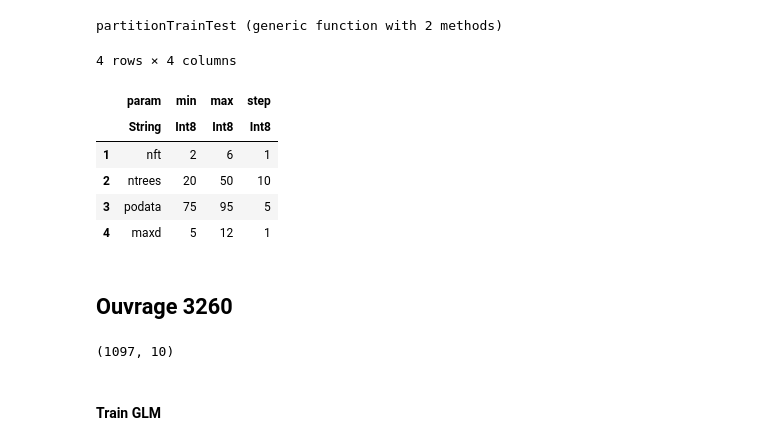
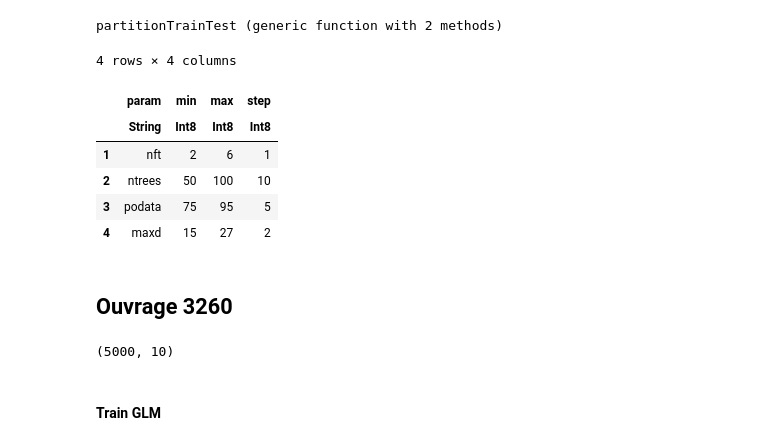
Before and after one commit to JeyzerMC/MTH3302-Project, a Jupyter notebook: Modele_Isolation.ipynb, the cells around one changed output. Drawn from its saved outputs; the diff is of its cells as text; code cells hidden in the pictures.

Commit message:
MC: Oversampled

```diff
--- a/Modele_Isolation.ipynb
+++ b/Modele_Isolation.ipynb
@@ -27,29 +24,29 @@ names_ft = [:FS_sum, :FS_max, :FS_max3,
 # %%
 params_rf = DataFrame(param=String[], min=Int8[], max=Int8[], step=Int8[]);
 
 push!(params_rf, ["nft", 2, 6, 1]);
-push!(params_rf, ["ntrees", 20, 50, 10]);
+push!(params_rf, ["ntrees", 50, 100, 10]);
 push!(params_rf, ["podata", 75, 95, 5]);
-push!(params_rf, ["maxd", 5, 12, 1]);
+push!(params_rf, ["maxd", 15, 27, 2]);
 
 params_rf
 # %% [output]
 4 rows × 4 columns
 |  | param | min | max | step |
 |  | String | Int8 | Int8 | Int8 |
 | 1 | nft | 2 | 6 | 1 |
-| 2 | ntrees | 20 | 50 | 10 |
+| 2 | ntrees | 50 | 100 | 10 |
 | 3 | podata | 75 | 95 | 5 |
-| 4 | maxd | 5 | 12 | 1 |
+| 4 | maxd | 15 | 27 | 2 |
 # %% [markdown]
 ## Ouvrage 3260
 # %%
-data_set = CSV.read("data/parsed/ouvrage_3260.csv");
+data_set = CSV.read("data/parsed/oversampled/ouvrage_3260.csv");
 train_set, val_set = partitionTrainTest(data_set);
 val_labels = val_set[!, :SURVERSE];
 size(data_set)
 # %% [output]
-(1097, 10)
+(5000, 10)
 # %% [markdown]
 #### Train GLM
 # %%
```
Also changed, not shown: parts of 92 cells of this notebook, 6 other files.
